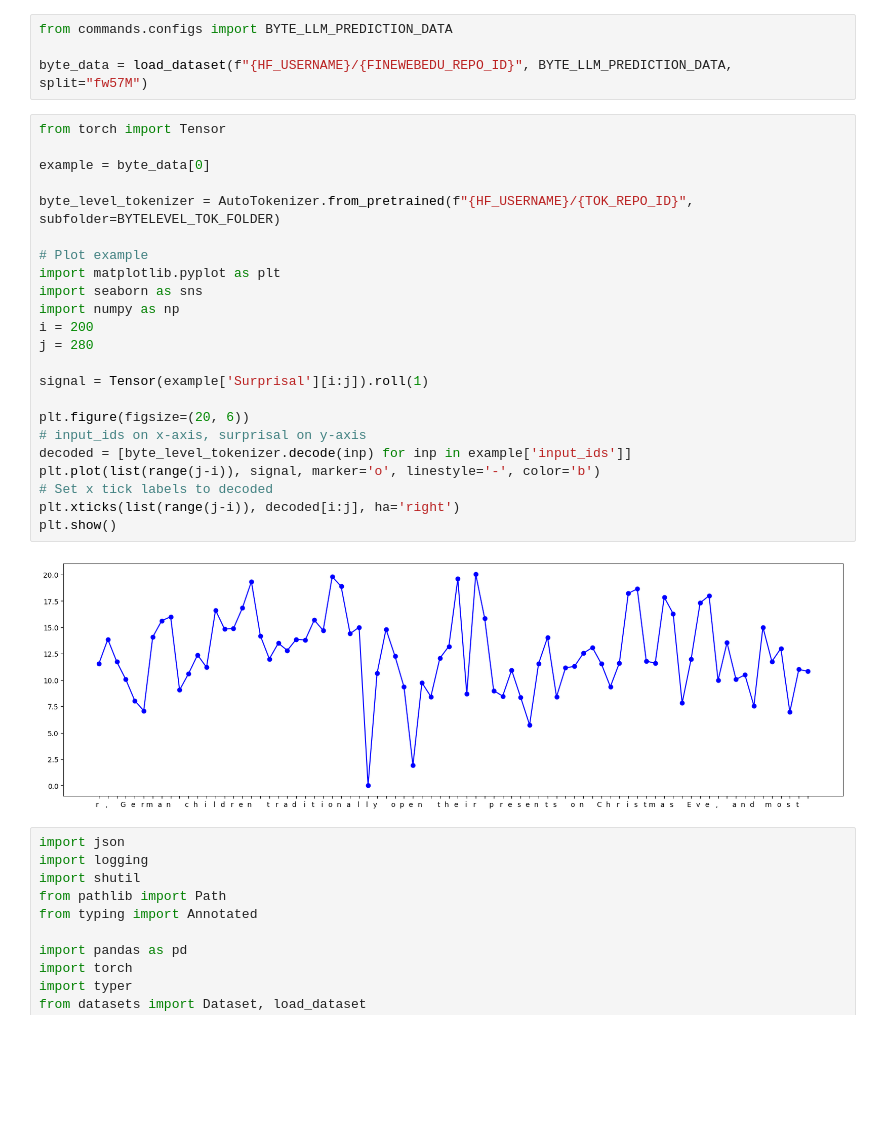
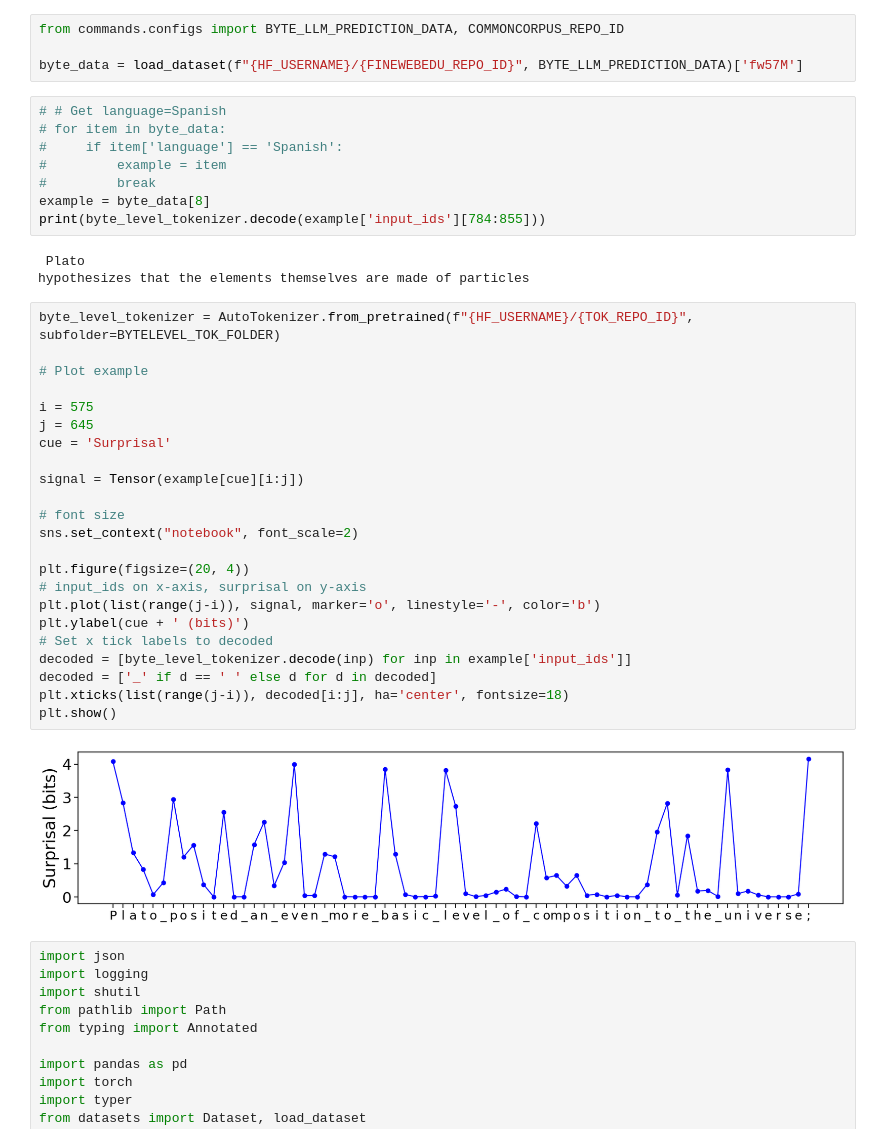
Before and after one commit to codebyzeb/infotokenization, a Jupyter notebook: notebooks/bytetokenizer.ipynb, the cells around one changed output. Drawn from its saved outputs; the diff is of its cells as text; blank space fills up the shorter version.

Commit message:
Add old notebooks

```diff
--- a/notebooks/bytetokenizer.ipynb
+++ b/notebooks/bytetokenizer.ipynb
@@ -14,32 +19,43 @@ from commands.configs import (
 # %%
-from commands.configs import BYTE_LLM_PREDICTION_DATA
+from commands.configs import BYTE_LLM_PREDICTION_DATA, COMMONCORPUS_REPO_ID
 
-byte_data = load_dataset(f"{HF_USERNAME}/{FINEWEBEDU_REPO_ID}", BYTE_LLM_PREDICTION_DATA, split="fw57M")
+byte_data = load_dataset(f"{HF_USERNAME}/{FINEWEBEDU_REPO_ID}", BYTE_LLM_PREDICTION_DATA)['fw57M']
+# %%
+# # Get language=Spanish
+# for item in byte_data:
+#     if item['language'] == 'Spanish':
+#         example = item
+#         break
+example = byte_data[8]
+print(byte_level_tokenizer.decode(example['input_ids'][784:855]))
+# %% [output]
+ Plato
+hypothesizes that the elements themselves are made of particles
 # %%
-from torch import Tensor
-
-example = byte_data[0]
-
 byte_level_tokenizer = AutoTokenizer.from_pretrained(f"{HF_USERNAME}/{TOK_REPO_ID}", subfolder=BYTELEVEL_TOK_FOLDER)
 
 # Plot example
-import matplotlib.pyplot as plt
-import seaborn as sns
-import numpy as np
-i = 200
-j = 280
 
-signal = Tensor(example['Surprisal'][i:j]).roll(1)
+i = 575
+j = 645
+cue = 'Surprisal'
 
-plt.figure(figsize=(20, 6))
+signal = Tensor(example[cue][i:j])
+
+# font size
+sns.set_context("notebook", font_scale=2)
+
+plt.figure(figsize=(20, 4))
 # input_ids on x-axis, surprisal on y-axis
+plt.plot(list(range(j-i)), signal, marker='o', linestyle='-', color='b')
+plt.ylabel(cue + ' (bits)')
+# Set x tick labels to decoded
 decoded = [byte_level_tokenizer.decode(inp) for inp in example['input_ids']]
-plt.plot(list(range(j-i)), signal, marker='o', linestyle='-', color='b')
-# Set x tick labels to decoded
-plt.xticks(list(range(j-i)), decoded[i:j], ha='right')
+decoded = ['_' if d == ' ' else d for d in decoded]
+plt.xticks(list(range(j-i)), decoded[i:j], ha='center', fontsize=18)
 plt.show()
 # %% [output]
-[figure, old version]
+[figure, new version]
 # %%
 import json
 import logging
```
Also changed, not shown: parts of 8 cells of this notebook, 1 other file.
